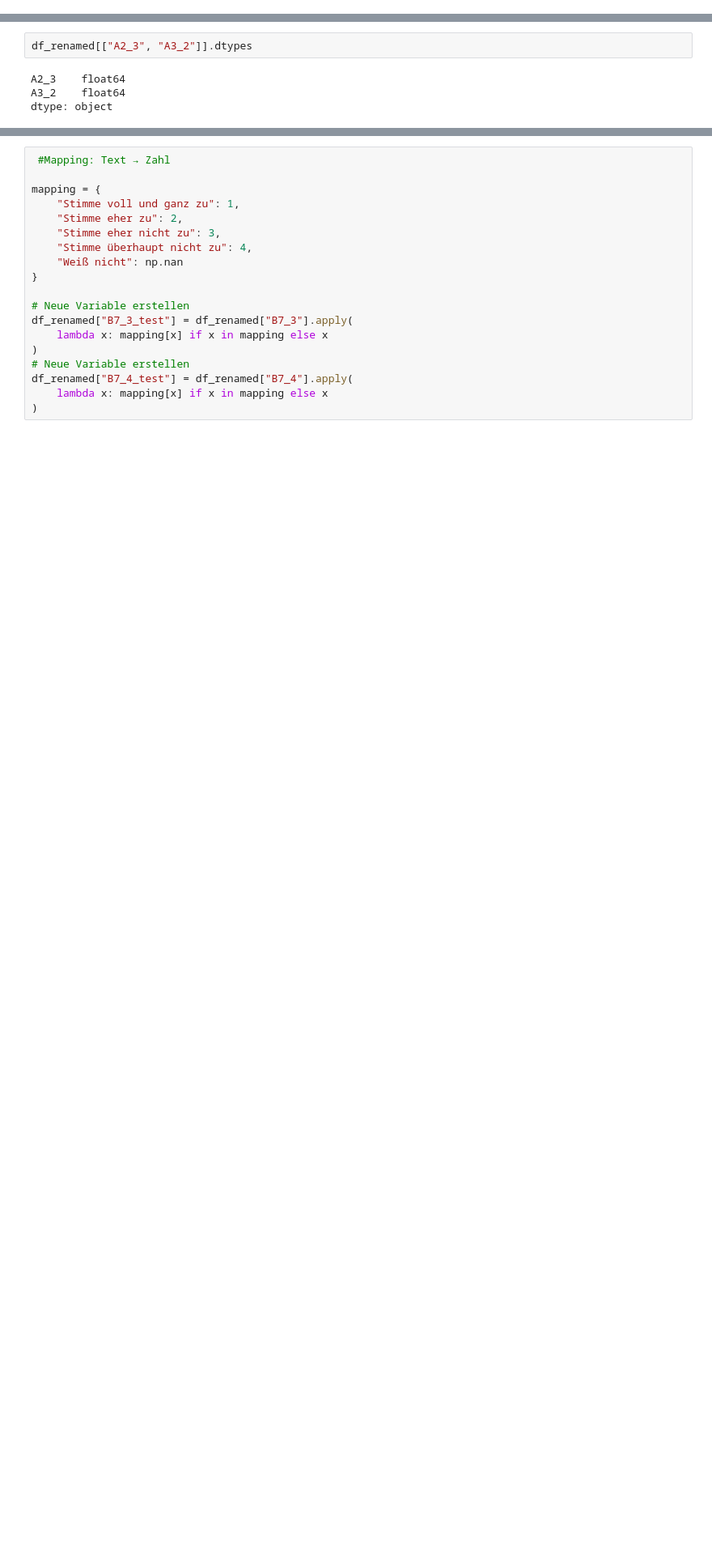
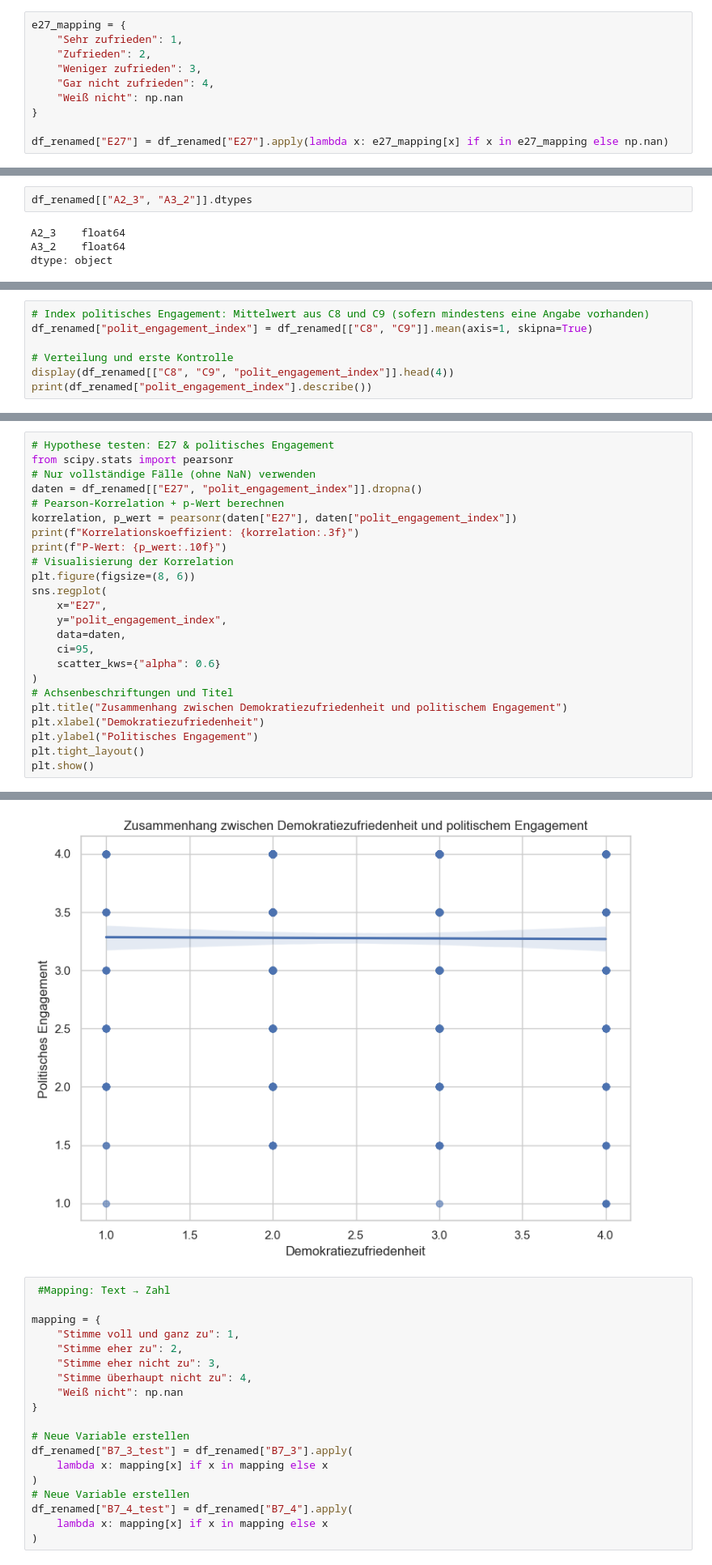
Before and after one commit to lara-polat/python_kurs, a Jupyter notebook: Project_Datenbereinigung.ipynb, the cells around one changed output, grey strips where cells are left out. Shown: that part at 81% size. Cells and saved outputs as stored; diff of their text form; blank space fills up the shorter version.

Commit message:
weitere Datenbereinigung & erste Hypothese testen

```diff
--- a/Project_Datenbereinigung.ipynb
+++ b/Project_Datenbereinigung.ipynb
@@ -808,6 +808,16 @@ def map_d24(x):
 
 for var in d24_vars:
     df_renamed[var] = df_renamed[var].apply(map_d24)
+# %%
+e27_mapping = {
+    "Sehr zufrieden": 1,
+    "Zufrieden": 2,
+    "Weniger zufrieden": 3,
+    "Gar nicht zufrieden": 4,
+    "Weiß nicht": np.nan
+}
+
+df_renamed["E27"] = df_renamed["E27"].apply(lambda x: e27_mapping[x] if x in e27_mapping else np.nan)
 # %%
 #Alter überschreiben, sodass es nur noch eine Zahl ist
 
@@ -911,0 +971,7 @@ plt.show()
+# %%
+# Index politisches Engagement: Mittelwert aus C8 und C9 (sofern mindestens eine Angabe vorhanden)
+df_renamed["polit_engagement_index"] = df_renamed[["C8", "C9"]].mean(axis=1, skipna=True)
+
+# Verteilung und erste Kontrolle
+display(df_renamed[["C8", "C9", "polit_engagement_index"]].head(4))
+print(df_renamed["polit_engagement_index"].describe())
@@ -911,0 +993,25 @@ plt.show()
+# %%
+# Hypothese testen: E27 & politisches Engagement
+from scipy.stats import pearsonr
+# Nur vollständige Fälle (ohne NaN) verwenden
+daten = df_renamed[["E27", "polit_engagement_index"]].dropna()
+# Pearson-Korrelation + p-Wert berechnen
+korrelation, p_wert = pearsonr(daten["E27"], daten["polit_engagement_index"])
+print(f"Korrelationskoeffizient: {korrelation:.3f}")
+print(f"P-Wert: {p_wert:.10f}")
+# Visualisierung der Korrelation
+plt.figure(figsize=(8, 6))
+sns.regplot(
+    x="E27",
+    y="polit_engagement_index",
+    data=daten,
+    ci=95,
+    scatter_kws={"alpha": 0.6}
+)
+# Achsenbeschriftungen und Titel
+plt.title("Zusammenhang zwischen Demokratiezufriedenheit und politischem Engagement")
+plt.xlabel("Demokratiezufriedenheit")
+plt.ylabel("Politisches Engagement")
+plt.tight_layout()
+plt.show()
+# %% [output]
@@ -912,3 +1020,4 @@ plt.show()
+[figure, added]
 # %%
  #Mapping: Text → Zahl
 
```
Also changed, not shown: parts of 11 cells of this notebook.
